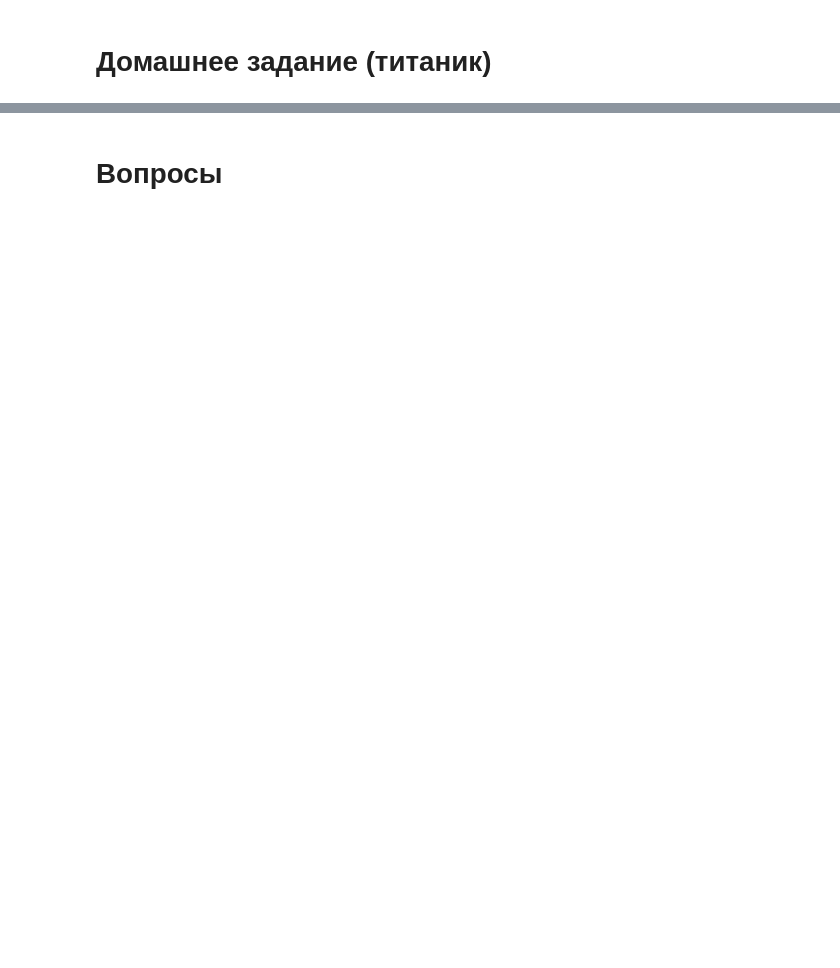
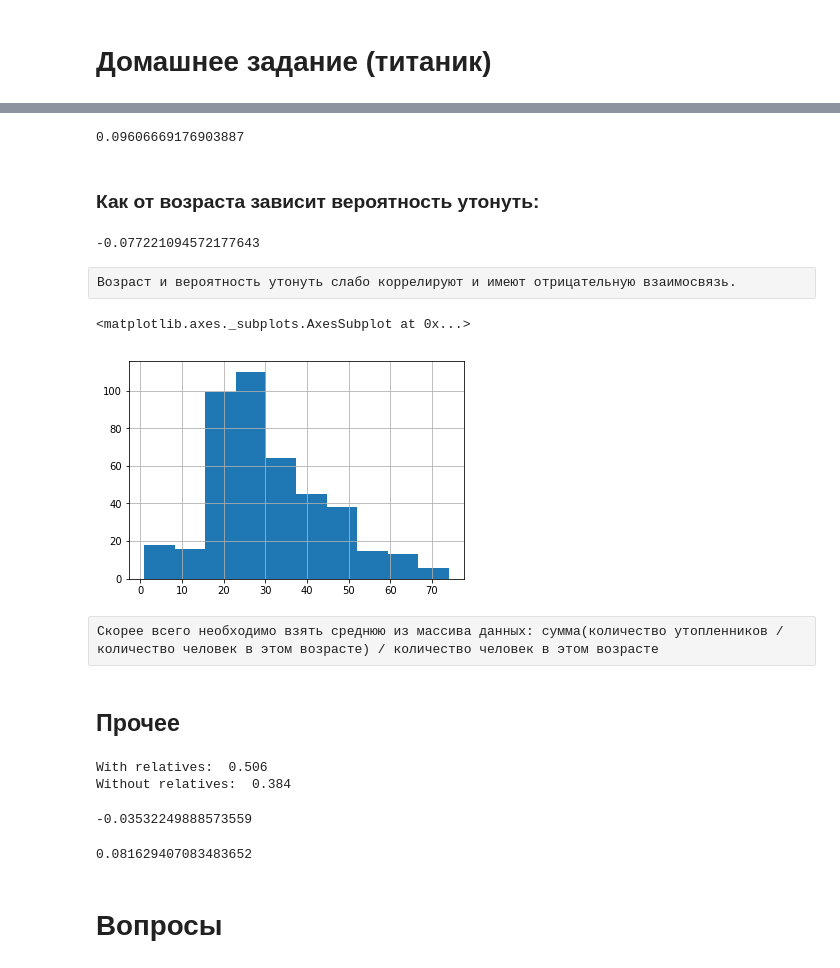
Before and after one commit to Serg4356/ds_homework, a Jupyter notebook: my_hw_ds_1.ipynb, the cells around one changed output, grey strips where cells are left out. Cells and saved outputs as stored; diff of their text form; code cells hidden in the pictures; blank space fills up the shorter version.

```diff
--- a/my_hw_ds_1.ipynb
+++ b/my_hw_ds_1.ipynb
@@ -137,0 +180,3 @@ NameError: name 'titanic_data' is not defined
+# %%
+titanic_data['Prefix'] = [re.sub('[, .]', '',re.search(r', \w+.', name).group()) for name in titanic_data['Name']]
+titanic_data.head()
@@ -137,0 +225,2 @@ NameError: name 'titanic_data' is not defined
+# %%
+titanic_data[titanic_data['Prefix'] == 'Master'].fillna(titanic_data[titanic_data['Prefix'] == 'Master'].mean(), inplace=True)
@@ -137,0 +366,5 @@ NameError: name 'titanic_data' is not defined
+# %%
+# Выясним корреляцию цены билета и возраста
+titanic_data['Age'].corr(titanic_data['Fare'])
+# %% [output]
+0.09606669176903887
@@ -138,2 +373,38 @@ NameError: name 'titanic_data' is not defined
+# %% [markdown]
+### Как от возраста зависит вероятность утонуть:
+# %%
+titanic_data['Age'].corr(titanic_data['Survived']) # Не уверен, что это правильно работает
+# %% [output]
+-0.077221094572177643
+# %% [raw]
+Возраст и вероятность утонуть слабо коррелируют и имеют отрицательную взаимосвязь.
+# %%
+titanic_data[titanic_data['Survived'] == 0]['Age'].hist()
+# %% [output]
+<matplotlib.axes._subplots.AxesSubplot at 0x...>
+[figure, added]
+# %% [raw]
+Скорее всего необходимо взять среднюю из массива данных: сумма(количество утопленников / количество человек в этом возрасте) / количество человек в этом возрасте
+# %% [markdown]
+## Прочее
+# %%
+# Выясним среднюю выживаемость людей с родственниками и без
+print('With relatives: ',
+      round(titanic_data[(titanic_data['SibSp'] != 0) | (titanic_data['Parch'] != 0)]['Survived'].mean(), 3),
+      '\nWithout relatives: ',
+      round(titanic_data['Survived'].mean(), 3))
+# %% [output]
+With relatives:  0.506
+Without relatives:  0.384
+# %%
+# Выясним корреляцию SibSp с выживанием
+titanic_data['Survived'].corr(titanic_data['SibSp'])
+# %% [output]
+-0.03532249888573559
+# %%
+# Выясним корреляцию Parch с выживанием
+titanic_data['Survived'].corr(titanic_data['Parch'])
+# %% [output]
+0.081629407083483652
 # %% [markdown]
 # Вопросы
```
Also changed, not shown: parts of 70 cells of this notebook.
